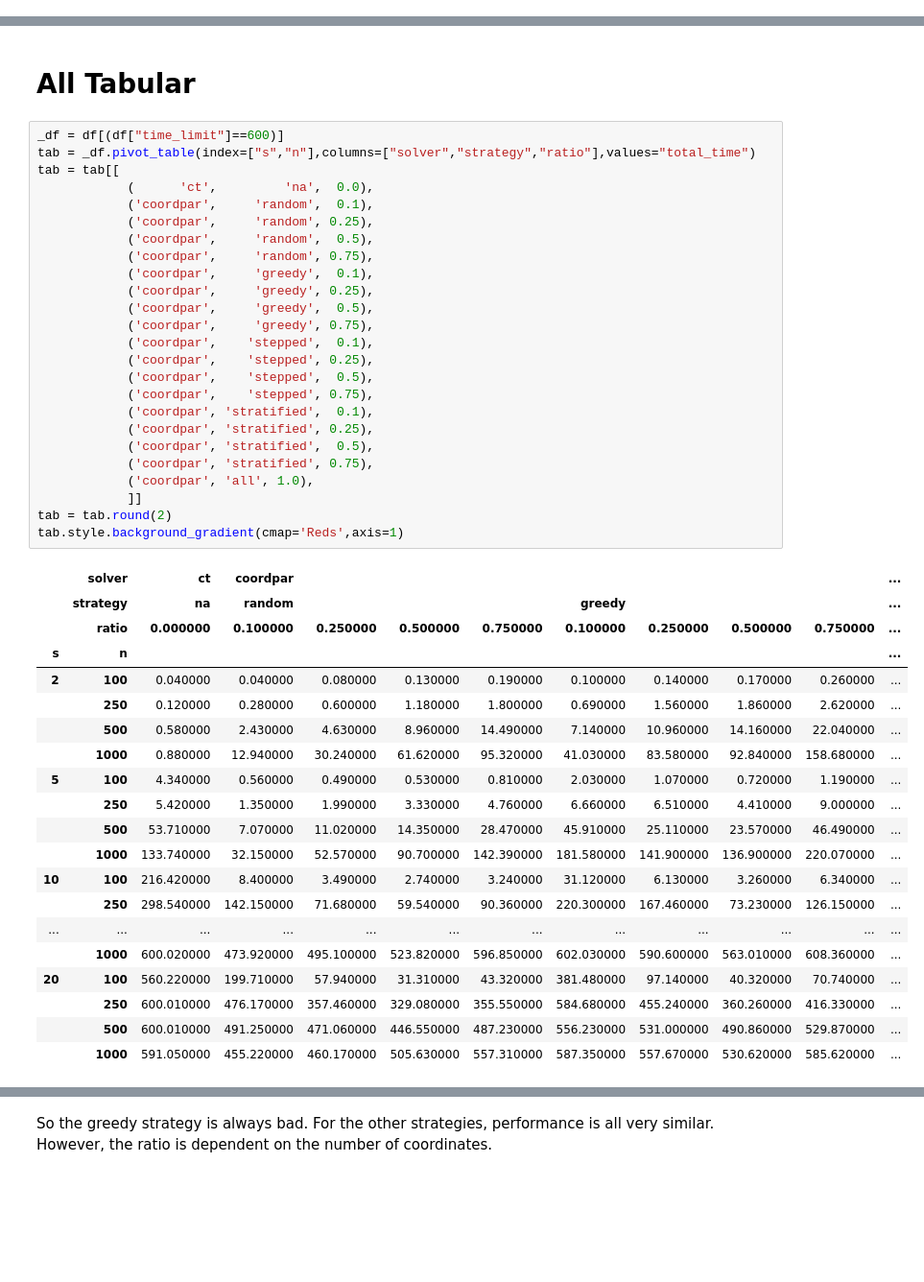
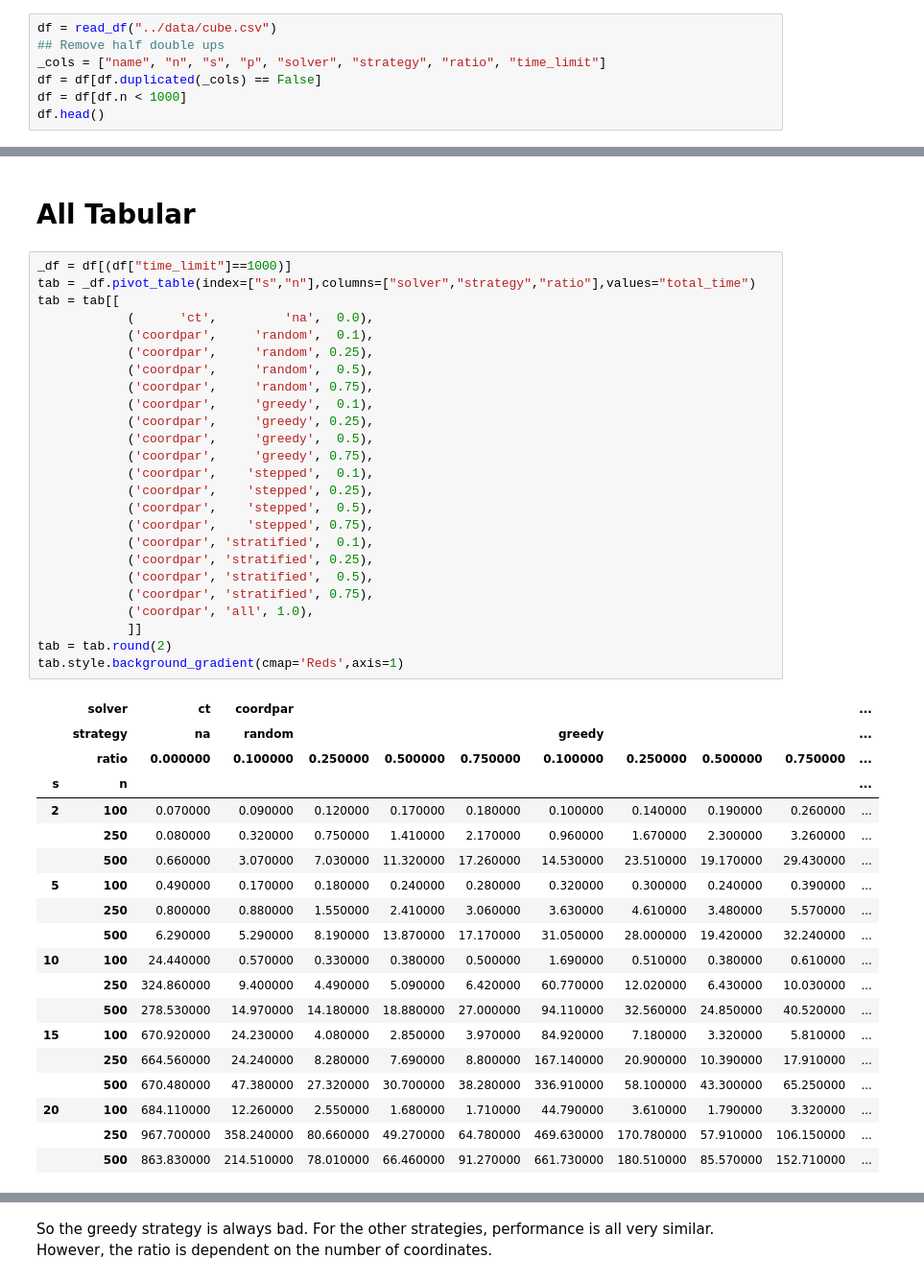
Before and after one commit to sandyspiers/coordinate_partitioning, a Jupyter notebook: results/box.ipynb, the cells around one changed output, grey strips where cells are left out. Shown: that part at 96% size. Drawn from its saved outputs; the diff is of its cells as text; blank space fills up the shorter version.

```diff
--- a/results/box.ipynb
+++ b/results/box.ipynb
@@ -18,3 +18,10 @@ df.head()
 | 12751 | dp_random_2 | 500 | 15 | 50 | coordpar | all | 499 | 499 | 1.0 | ... |
 | 12752 | dp_random_2 | 500 | 15 | 50 | coordpar | all | 499 | 499 | 1.0 | ... |
 | 12753 | dp_random_2 | 500 | 15 | 50 | coordpar | all | 499 | 499 | 1.0 | ... |
+# %%
+df = read_df("../data/cube.csv")
+## Remove half double ups
+_cols = ["name", "n", "s", "p", "solver", "strategy", "ratio", "time_limit"]
+df = df[df.duplicated(_cols) == False]
+df = df[df.n < 1000]
+df.head()
@@ -87,51 +98,50 @@ n &  &  &  &  &  &  \\
 # %% [markdown]
 # All Tabular
 # %%
-_df = df[(df["time_limit"]==600)]
+_df = df[(df["time_limit"]==1000)]
 tab = _df.pivot_table(index=["s","n"],columns=["solver","strategy","ratio"],values="total_time")
 tab = tab[[
             (      'ct',         'na',  0.0),
             ('coordpar',     'random',  0.1),
             ('coordpar',     'random', 0.25),
             ('coordpar',     'random',  0.5),
             ('coordpar',     'random', 0.75),
             ('coordpar',     'greedy',  0.1),
             ('coordpar',     'greedy', 0.25),
             ('coordpar',     'greedy',  0.5),
             ('coordpar',     'greedy', 0.75),
             ('coordpar',    'stepped',  0.1),
             ('coordpar',    'stepped', 0.25),
             ('coordpar',    'stepped',  0.5),
             ('coordpar',    'stepped', 0.75),
             ('coordpar', 'stratified',  0.1),
             ('coordpar', 'stratified', 0.25),
             ('coordpar', 'stratified',  0.5),
             ('coordpar', 'stratified', 0.75),
             ('coordpar', 'all', 1.0),
             ]]
 tab = tab.round(2)
 tab.style.background_gradient(cmap='Reds',axis=1)
 # %% [output]
 |  | solver | ct | coordpar |  |  |  |  |  |  |  | ... |
 |  | strategy | na | random |  |  |  | greedy |  |  |  | ... |
 |  | ratio | 0.000000 | 0.100000 | 0.250000 | 0.500000 | 0.750000 | 0.100000 | 0.250000 | 0.500000 | 0.750000 | ... |
 | s | n |  |  |  |  |  |  |  |  |  | ... |
-| 2 | 100 | 0.040000 | 0.040000 | 0.080000 | 0.130000 | 0.190000 | 0.100000 | 0.140000 | 0.170000 | 0.260000 | ... |
-|  | 250 | 0.120000 | 0.280000 | 0.600000 | 1.180000 | 1.800000 | 0.690000 | 1.560000 | 1.860000 | 2.620000 | ... |
-|  | 500 | 0.580000 | 2.430000 | 4.630000 | 8.960000 | 14.490000 | 7.140000 | 10.960000 | 14.160000 | 22.040000 | ... |
-|  | 1000 | 0.880000 | 12.940000 | 30.240000 | 61.620000 | 95.320000 | 41.030000 | 83.580000 | 92.840000 | 158.680000 | ... |
-| 5 | 100 | 4.340000 | 0.560000 | 0.490000 | 0.530000 | 0.810000 | 2.030000 | 1.070000 | 0.720000 | 1.190000 | ... |
-|  | 250 | 5.420000 | 1.350000 | 1.990000 | 3.330000 | 4.760000 | 6.660000 | 6.510000 | 4.410000 | 9.000000 | ... |
-|  | 500 | 53.710000 | 7.070000 | 11.020000 | 14.350000 | 28.470000 | 45.910000 | 25.110000 | 23.570000 | 46.490000 | ... |
-|  | 1000 | 133.740000 | 32.150000 | 52.570000 | 90.700000 | 142.390000 | 181.580000 | 141.900000 | 136.900000 | 220.070000 | ... |
-| 10 | 100 | 216.420000 | 8.400000 | 3.490000 | 2.740000 | 3.240000 | 31.120000 | 6.130000 | 3.260000 | 6.340000 | ... |
-|  | 250 | 298.540000 | 142.150000 | 71.680000 | 59.540000 | 90.360000 | 220.300000 | 167.460000 | 73.230000 | 126.150000 | ... |
-| ... | ... | ... | ... | ... | ... | ... | ... | ... | ... | ... | ... |
-|  | 1000 | 600.020000 | 473.920000 | 495.100000 | 523.820000 | 596.850000 | 602.030000 | 590.600000 | 563.010000 | 608.360000 | ... |
-| 20 | 100 | 560.220000 | 199.710000 | 57.940000 | 31.310000 | 43.320000 | 381.480000 | 97.140000 | 40.320000 | 70.740000 | ... |
-|  | 250 | 600.010000 | 476.170000 | 357.460000 | 329.080000 | 355.550000 | 584.680000 | 455.240000 | 360.260000 | 416.330000 | ... |
-|  | 500 | 600.010000 | 491.250000 | 471.060000 | 446.550000 | 487.230000 | 556.230000 | 531.000000 | 490.860000 | 529.870000 | ... |
-|  | 1000 | 591.050000 | 455.220000 | 460.170000 | 505.630000 | 557.310000 | 587.350000 | 557.670000 | 530.620000 | 585.620000 | ... |
+| 2 | 100 | 0.070000 | 0.090000 | 0.120000 | 0.170000 | 0.180000 | 0.100000 | 0.140000 | 0.190000 | 0.260000 | ... |
+|  | 250 | 0.080000 | 0.320000 | 0.750000 | 1.410000 | 2.170000 | 0.960000 | 1.670000 | 2.300000 | 3.260000 | ... |
+|  | 500 | 0.660000 | 3.070000 | 7.030000 | 11.320000 | 17.260000 | 14.530000 | 23.510000 | 19.170000 | 29.430000 | ... |
+| 5 | 100 | 0.490000 | 0.170000 | 0.180000 | 0.240000 | 0.280000 | 0.320000 | 0.300000 | 0.240000 | 0.390000 | ... |
+|  | 250 | 0.800000 | 0.880000 | 1.550000 | 2.410000 | 3.060000 | 3.630000 | 4.610000 | 3.480000 | 5.570000 | ... |
+|  | 500 | 6.290000 | 5.290000 | 8.190000 | 13.870000 | 17.170000 | 31.050000 | 28.000000 | 19.420000 | 32.240000 | ... |
+| 10 | 100 | 24.440000 | 0.570000 | 0.330000 | 0.380000 | 0.500000 | 1.690000 | 0.510000 | 0.380000 | 0.610000 | ... |
+|  | 250 | 324.860000 | 9.400000 | 4.490000 | 5.090000 | 6.420000 | 60.770000 | 12.020000 | 6.430000 | 10.030000 | ... |
+|  | 500 | 278.530000 | 14.970000 | 14.180000 | 18.880000 | 27.000000 | 94.110000 | 32.560000 | 24.850000 | 40.520000 | ... |
+| 15 | 100 | 670.920000 | 24.230000 | 4.080000 | 2.850000 | 3.970000 | 84.920000 | 7.180000 | 3.320000 | 5.810000 | ... |
+|  | 250 | 664.560000 | 24.240000 | 8.280000 | 7.690000 | 8.800000 | 167.140000 | 20.900000 | 10.390000 | 17.910000 | ... |
+|  | 500 | 670.480000 | 47.380000 | 27.320000 | 30.700000 | 38.280000 | 336.910000 | 58.100000 | 43.300000 | 65.250000 | ... |
+| 20 | 100 | 684.110000 | 12.260000 | 2.550000 | 1.680000 | 1.710000 | 44.790000 | 3.610000 | 1.790000 | 3.320000 | ... |
+|  | 250 | 967.700000 | 358.240000 | 80.660000 | 49.270000 | 64.780000 | 469.630000 | 170.780000 | 57.910000 | 106.150000 | ... |
+|  | 500 | 863.830000 | 214.510000 | 78.010000 | 66.460000 | 91.270000 | 661.730000 | 180.510000 | 85.570000 | 152.710000 | ... |
 # %%
 def bold_ratio_min(x):
     r = [""]*len(x)
```
Also changed, not shown: parts of 8 cells of this notebook.
